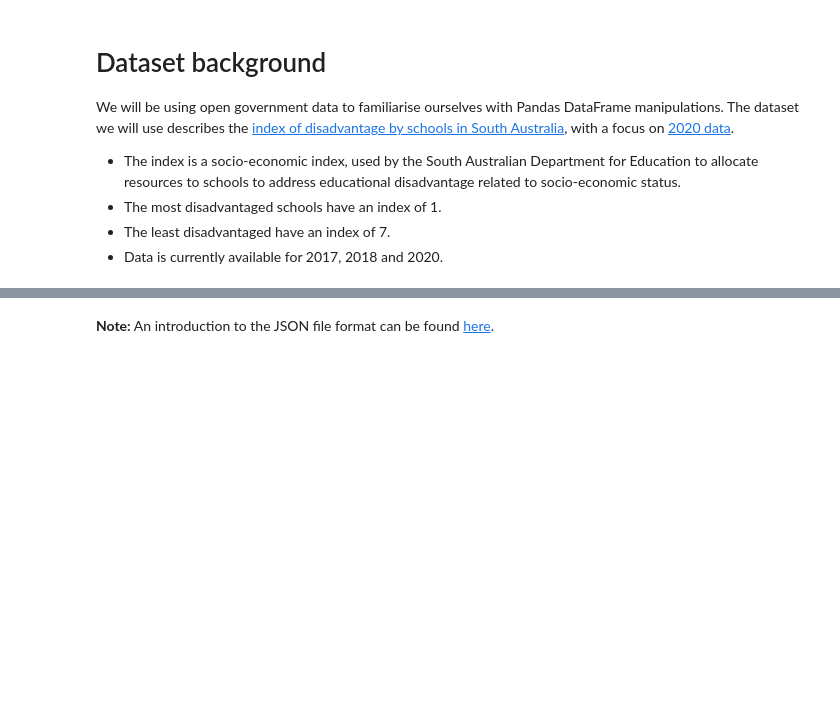
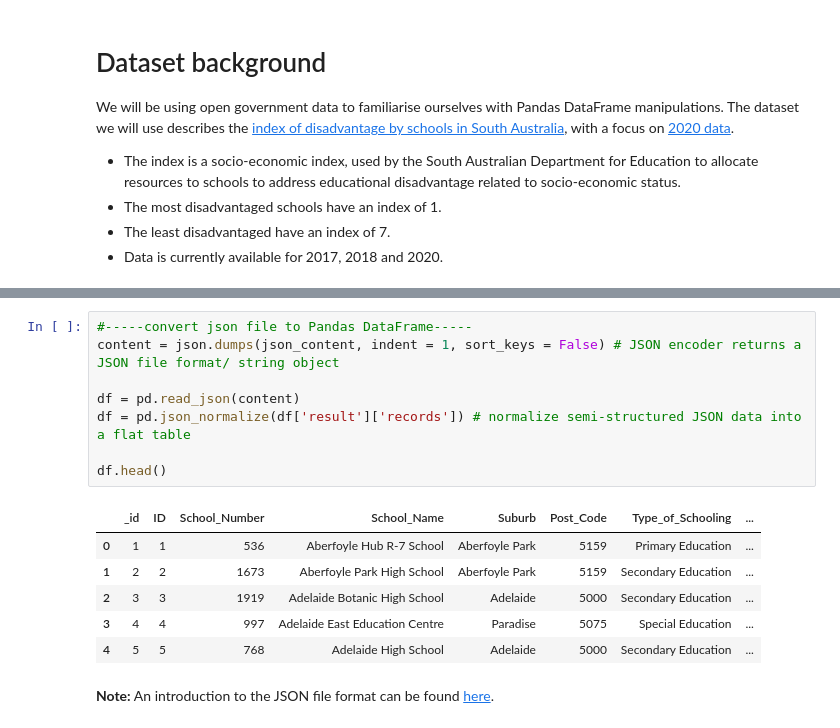
Before and after one commit to erikaduan/python_data_science_tips, a Jupyter notebook: 03_notebooks/04_Manipulating-Pandas-DataFrames.ipynb, the cells around one changed output, grey strips where cells are left out. Saved outputs shown, nothing was run; the diff lists cells and outputs as text; blank space fills up the shorter version.

Commit message:
update Pandas tutorial

```diff
--- a/03_notebooks/04_Manipulating-Pandas-DataFrames.ipynb
+++ b/03_notebooks/04_Manipulating-Pandas-DataFrames.ipynb
@@ -62,3 +71,18 @@ df.head()
+# %%
+#-----convert json file to Pandas DataFrame-----
+content = json.dumps(json_content, indent = 1, sort_keys = False) # JSON encoder returns a JSON file format/ string object
+
+df = pd.read_json(content)
+df = pd.json_normalize(df['result']['records']) # normalize semi-structured JSON data into a flat table
+
+df.head()
+# %% [output]
+|  | _id | ID | School_Number | School_Name | Suburb | Post_Code | Type_of_Schooling | ... |
+| 0 | 1 | 1 | 536 | Aberfoyle Hub R-7 School | Aberfoyle Park | 5159 | Primary Education | ... |
+| 1 | 2 | 2 | 1673 | Aberfoyle Park High School | Aberfoyle Park | 5159 | Secondary Education | ... |
+| 2 | 3 | 3 | 1919 | Adelaide Botanic High School | Adelaide | 5000 | Secondary Education | ... |
+| 3 | 4 | 4 | 997 | Adelaide East Education Centre | Paradise | 5075 | Special Education | ... |
+| 4 | 5 | 5 | 768 | Adelaide High School | Adelaide | 5000 | Secondary Education | ... |
 # %% [markdown]
 **Note:** An introduction to the JSON file format can be found [here](https://towardsdatascience.com/an-introduction-to-json-c9acb464f43e).
 # %% [markdown]
```
Also changed, not shown: parts of 42 cells of this notebook, 1 other file.
